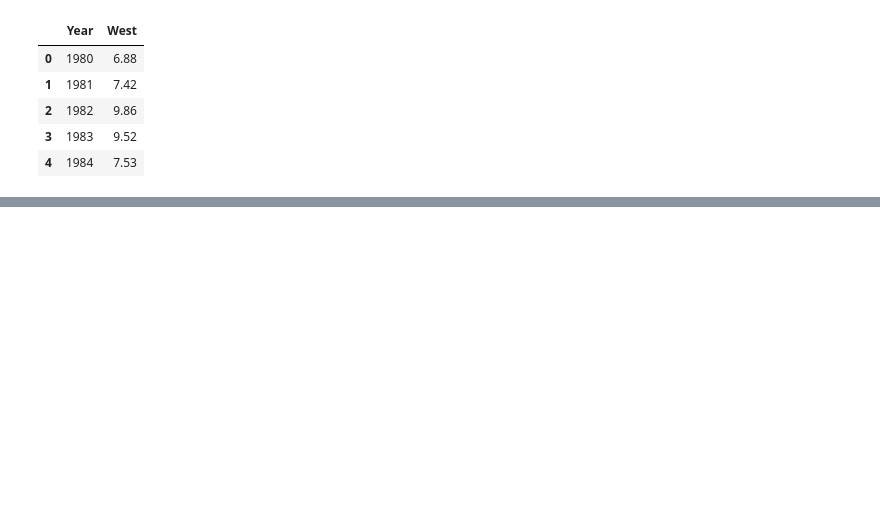
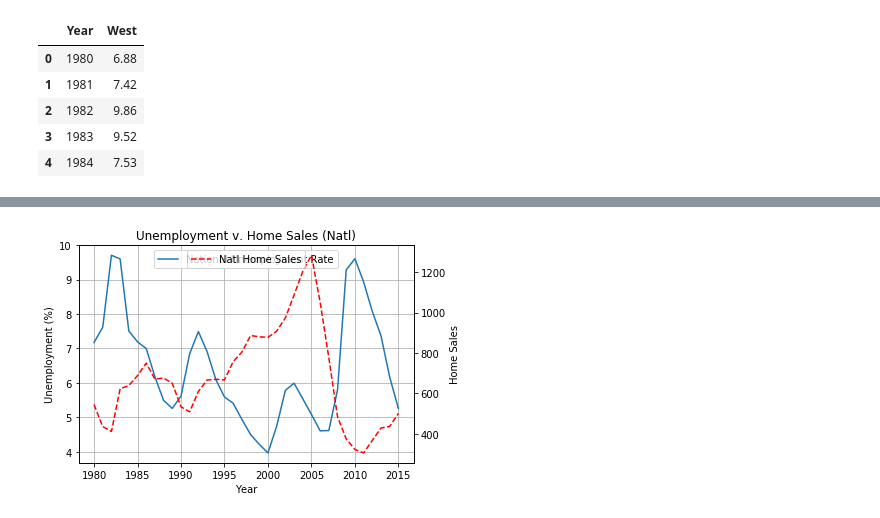
Before and after one commit to CarlosCocuy/ProjectRepo, a Jupyter notebook: data_cleaning.ipynb, the cells around one changed output, grey strips where cells are left out. Saved outputs shown, nothing was run; the diff lists cells and outputs as text; code cells hidden in the pictures; blank space fills up the shorter version.

```diff
--- a/data_cleaning.ipynb
+++ b/data_cleaning.ipynb
@@ -98,11 +98,11 @@ plt.grid()
 # %%
 home_sales=[]
-for sale in ca_fl_unemploy_data["United States"][17:53]:
+for sale in ca_fl_unemploy_data["United States"]:
     int_sale=int(sale)
     home_sales.append(int_sale)
 fig, ax1=plt.subplots()
 x=np.arange(1980,2016)
-n=ca_fl_unemploy_data['National Unemployment Rate'][:53].dropna(how="all")
+n=ca_fl_unemploy_data['National Unemployment Rate']
 ax1.plot(x,n, label="National Unemployment Rate")
 ax2=ax1.twinx()
 ax2.plot(x,home_sales,color="r",linestyle="--", label='Natl Home Sales')
@@ -120,2 +118,3 @@ plt.savefig('Graph Images/Unemployment_Home_Sales.png')
+[figure, added]
 # %%
 south_sales=[]
```
Also changed, not shown: parts of 12 cells of this notebook.
